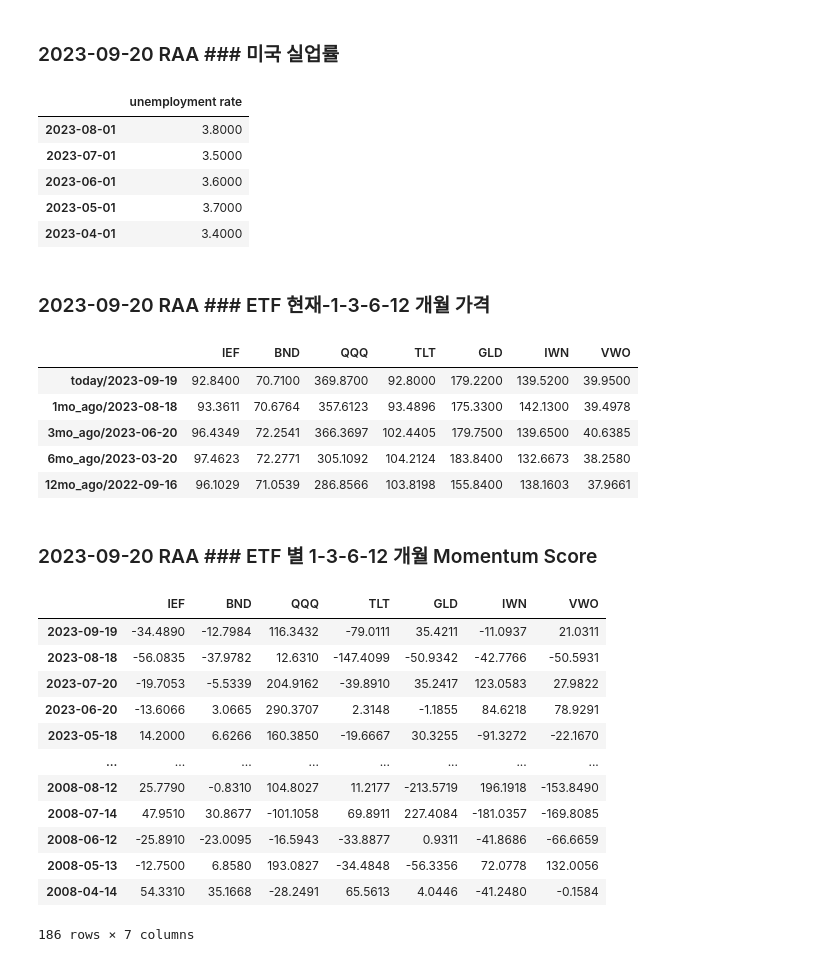
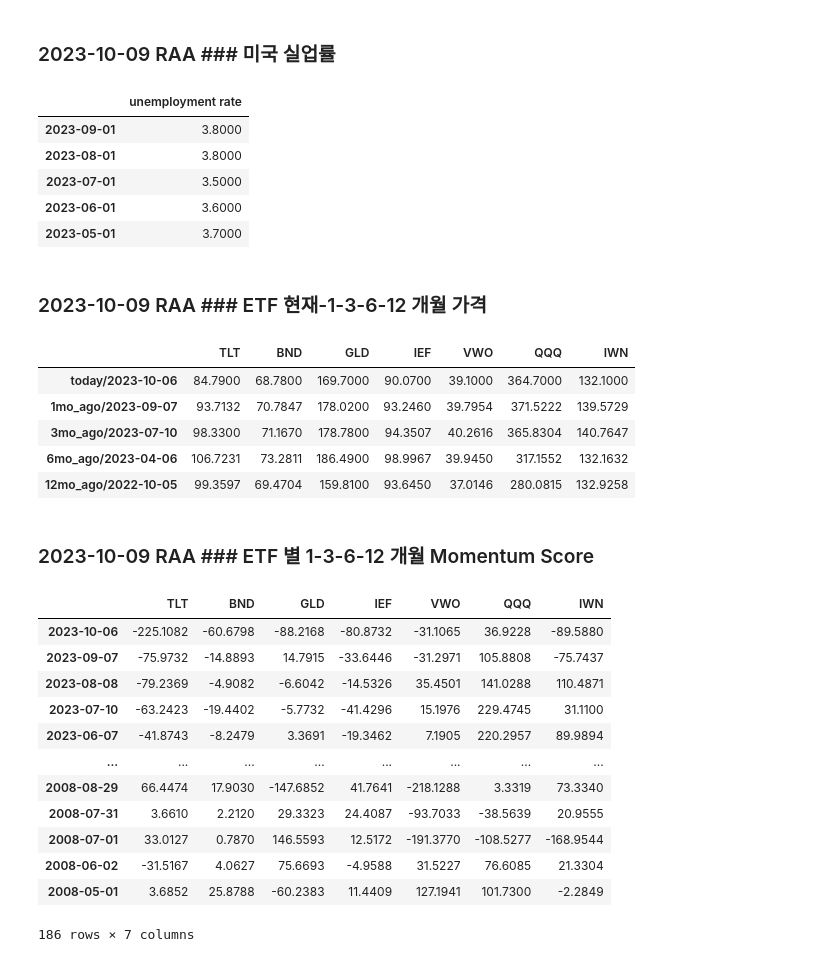
Before and after one commit to jongkwangyun/quant, a Jupyter notebook: 동적자산배분(+백테스트)_RAA.ipynb, the cells around one changed output. Saved outputs shown, nothing was run; the diff lists cells and outputs as text; code cells hidden in the pictures.

```diff
--- a/동적자산배분(+백테스트)_RAA.ipynb
+++ b/동적자산배분(+백테스트)_RAA.ipynb
@@ -53,6 +64,7 @@ from datetime import datetime, timedelta
 from IPython.display import display, Markdown
 import csv
 from fredapi import Fred
+import json
 
 # display에서 소수점 4자리까지 표현
 pd.options.display.float_format = '{:.4f}'.format
@@ -80,6 +92,9 @@ output_path =  '/content/drive/MyDrive/DynamicAssetAllocation/'
 # 월평균영업일수. average Monthly Business Day
 MBD = 21
 
+# 데이터 csv 내보내기 사용 여부
+is_export_csv = False
+
 # 전략에 사용할 ETF 명 리스트에 담기
 etf_stock = ['QQQ', 'IWN']
 etf_bond = ['IEF', 'TLT']
@@ -114,7 +129,5 @@ df_etf_monthly = df_etf[::MBD]
 # %%
 # api key 불러오기
-import json
-
 api_key_data = ''
 
 with open('/content/drive/My Drive/DynamicAssetAllocation/api_key.json') as f:
@@ -130,17 +143,18 @@ str_fred_unrate = str_today + str_strategy + "### 미국 실업률"
 display(Markdown(str_fred_unrate))
 display(df_fred_unrate.head(5))
 
-with open(output_path + filename, 'w') as f:
-  f.write(f'{str_fred_unrate}\n')
-  df_fred_unrate.head(5).to_csv(f, index=True)
+if is_export_csv:
+    with open(output_path + filename, 'w') as f:
+        f.write(f'{str_fred_unrate}\n')
+        df_fred_unrate.head(5).to_csv(f, index=True)
 # %% [output]
-### 2023-09-20 RAA ### 미국 실업률
+### 2023-10-09 RAA ### 미국 실업률
 |  | unemployment rate |
+| 2023-09-01 | 3.8000 |
 | 2023-08-01 | 3.8000 |
 | 2023-07-01 | 3.5000 |
 | 2023-06-01 | 3.6000 |
 | 2023-05-01 | 3.7000 |
-| 2023-04-01 | 3.4000 |
 # %%
 # 인덱스 만들기
 df_momentum_index = ['today/' + str(df_etf.index[0].date()), '1mo_ago/' + str(df_etf.index[MBD].date()), \
@@ -163,58 +177,60 @@ display(Markdown(str_etf_price))
 display(df_price)
 
 # csv에 제목 및 DataFrame 추가. 드라이브 마운트 후 해야함
-with open(output_path + filename, 'a') as f:
-  f.write('\n')
-  f.write(f'{str_etf_price}\n')
-  df_price.to_csv(f, index=True)
+if is_export_csv:
+  with open(output_path + filename, 'a') as f:
+    f.write('\n')
+    f.write(f'{str_etf_price}\n')
+    df_price.to_csv(f, index=True)
 # %% [output]
-### 2023-09-20 RAA ### ETF 현재-1-3-6-12 개월 가격
+### 2023-10-09 RAA ### ETF 현재-1-3-6-12 개월 가격
-|  | IEF | BND | QQQ | TLT | GLD | IWN | VWO |
-| today/2023-09-19 | 92.8400 | 70.7100 | 369.8700 | 92.8000 | 179.2200 | 139.5200 | 39.9500 |
-| 1mo_ago/2023-08-18 | 93.3611 | 70.6764 | 357.6123 | 93.4896 | 175.3300 | 142.1300 | 39.4978 |
-| 3mo_ago/2023-06-20 | 96.4349 | 72.2541 | 366.3697 | 102.4405 | 179.7500 | 139.6500 | 40.6385 |
-| 6mo_ago/2023-03-20 | 97.4623 | 72.2771 | 305.1092 | 104.2124 | 183.8400 | 132.6673 | 38.2580 |
-| 12mo_ago/2022-09-16 | 96.1029 | 71.0539 | 286.8566 | 103.8198 | 155.8400 | 138.1603 | 37.9661 |
+|  | TLT | BND | GLD | IEF | VWO | QQQ | IWN |
+| today/2023-10-06 | 84.7900 | 68.7800 | 169.7000 | 90.0700 | 39.1000 | 364.7000 | 132.1000 |
+| 1mo_ago/2023-09-07 | 93.7132 | 70.7847 | 178.0200 | 93.2460 | 39.7954 | 371.5222 | 139.5729 |
+| 3mo_ago/2023-07-10 | 98.3300 | 71.1670 | 178.7800 | 94.3507 | 40.2616 | 365.8304 | 140.7647 |
+| 6mo_ago/2023-04-06 | 106.7231 | 73.2811 | 186.4900 | 98.9967 | 39.9450 | 317.1552 | 132.1632 |
+| 12mo_ago/2022-10-05 | 99.3597 | 69.4704 | 159.8100 | 93.6450 | 37.0146 | 280.0815 | 132.9258 |
 # %%
 ## DataFrame 만들기: 모멘텀 스코어
 df_etf_monthly_copy = df_etf_monthly.copy(deep=True)
 df_etf_momentum_score = pd.DataFrame(index=df_etf_monthly.index, columns=df_etf_monthly.columns)
 
 for i in range(0, len(df_etf_monthly) - 12):
   ror_1mo = df_etf_monthly_copy.pct_change(-1).iloc[0]  # 1개월 수익률
   ror_3mo = df_etf_monthly_copy.pct_change(-3).iloc[0]  # 3개월 수익률
   ror_6mo = df_etf_monthly_copy.pct_change(-6).iloc[0]  # 6개월 수익률
   ror_12mo = df_etf_monthly_copy.pct_change(-12).iloc[0]  # 12개월 수익률
   df_etf_monthly_copy.drop(df_etf_monthly_copy.index[0], inplace=True)
 
   # 가중치 더하기
   df_etf_momentum_score.iloc[i] = ((12 * ror_1mo) + (4 * ror_3mo) + (2 * ror_6mo) + (ror_12mo)) * 100
 
 df_etf_momentum_score.dropna(inplace=True)
 
 str_etf_momentum_score = str_today + str_strategy + "### ETF 별 1-3-6-12 개월 Momentum Score"
 display(Markdown(str_etf_momentum_score))
 display(df_etf_momentum_score)
 
 # csv에 제목 및 DataFrame 추가
-with open(output_path + filename, 'a') as f:
-  f.write('\n')
-  f.write(f'{str_etf_momentum_score}\n')
-  df_etf_momentum_score.head(5).to_csv(f, index=True)
+if is_export_csv:
+  with open(output_path + filename, 'a') as f:
+    f.write('\n')
+    f.write(f'{str_etf_momentum_score}\n')
+    df_etf_momentum_score.head(5).to_csv(f, index=True)
 # %% [output]
-### 2023-09-20 RAA ### ETF 별 1-3-6-12 개월 Momentum Score
+### 2023-10-09 RAA ### ETF 별 1-3-6-12 개월 Momentum Score
-|  | IEF | BND | QQQ | TLT | GLD | IWN | VWO |
-| 2023-09-19 | -34.4890 | -12.7984 | 116.3432 | -79.0111 | 35.4211 | -11.0937 | 21.0311 |
-| 2023-08-18 | -56.0835 | -37.9782 | 12.6310 | -147.4099 | -50.9342 | -42.7766 | -50.5931 |
-| 2023-07-20 | -19.7053 | -5.5339 | 204.9162 | -39.8910 | 35.2417 | 123.0583 | 27.9822 |
-| 2023-06-20 | -13.6066 | 3.0665 | 290.3707 | 2.3148 | -1.1855 | 84.6218 | 78.9291 |
-| 2023-05-18 | 14.2000 | 6.6266 | 160.3850 | -19.6667 | 30.3255 | -91.3272 | -22.1670 |
+|  | TLT | BND | GLD | IEF | VWO | QQQ | IWN |
+| 2023-10-06 | -225.1082 | -60.6798 | -88.2168 | -80.8732 | -31.1065 | 36.9228 | -89.5880 |
+| 2023-09-07 | -75.9732 | -14.8893 | 14.7915 | -33.6446 | -31.2971 | 105.8808 | -75.7437 |
+| 2023-08-08 | -79.2369 | -4.9082 | -6.6042 | -14.5326 | 35.4501 | 141.0288 | 110.4871 |
+| 2023-07-10 | -63.2423 | -19.4402 | -5.7732 | -41.4296 | 15.1976 | 229.4745 | 31.1100 |
+| 2023-06-07 | -41.8743 | -8.2479 | 3.3691 | -19.3462 | 7.1905 | 220.2957 | 89.9894 |
 | ... | ... | ... | ... | ... | ... | ... | ... |
-| 2008-08-12 | 25.7790 | -0.8310 | 104.8027 | 11.2177 | -213.5719 | 196.1918 | -153.8490 |
-| 2008-07-14 | 47.9510 | 30.8677 | -101.1058 | 69.8911 | 227.4084 | -181.0357 | -169.8085 |
-| 2008-06-12 | -25.8910 | -23.0095 | -16.5943 | -33.8877 | 0.9311 | -41.8686 | -66.6659 |
-| 2008-05-13 | -12.7500 | 6.8580 | 193.0827 | -34.4848 | -56.3356 | 72.0778 | 132.0056 |
-| 2008-04-14 | 54.3310 | 35.1668 | -28.2491 | 65.5613 | 4.0446 | -41.2480 | -0.1584 |
+| 2008-08-29 | 66.4474 | 17.9030 | -147.6852 | 41.7641 | -218.1288 | 3.3319 | 73.3340 |
+| 2008-07-31 | 3.6610 | 2.2120 | 29.3323 | 24.4087 | -93.7033 | -38.5639 | 20.9555 |
+| 2008-07-01 | 33.0127 | 0.7870 | 146.5593 | 12.5172 | -191.3770 | -108.5277 | -168.9544 |
+| 2008-06-02 | -31.5167 | 4.0627 | 75.6693 | -4.9588 | 31.5227 | 76.6085 | 21.3304 |
+| 2008-05-01 | 3.6852 | 25.8788 | -60.2383 | 11.4409 | 127.1941 | 101.7300 | -2.2849 |
 186 rows × 7 columns
 # %%
 ## DataFrame 만들기: ETF 종목, 종목별 투자 비율
```
Also changed, not shown: parts of 9 cells of this notebook.
